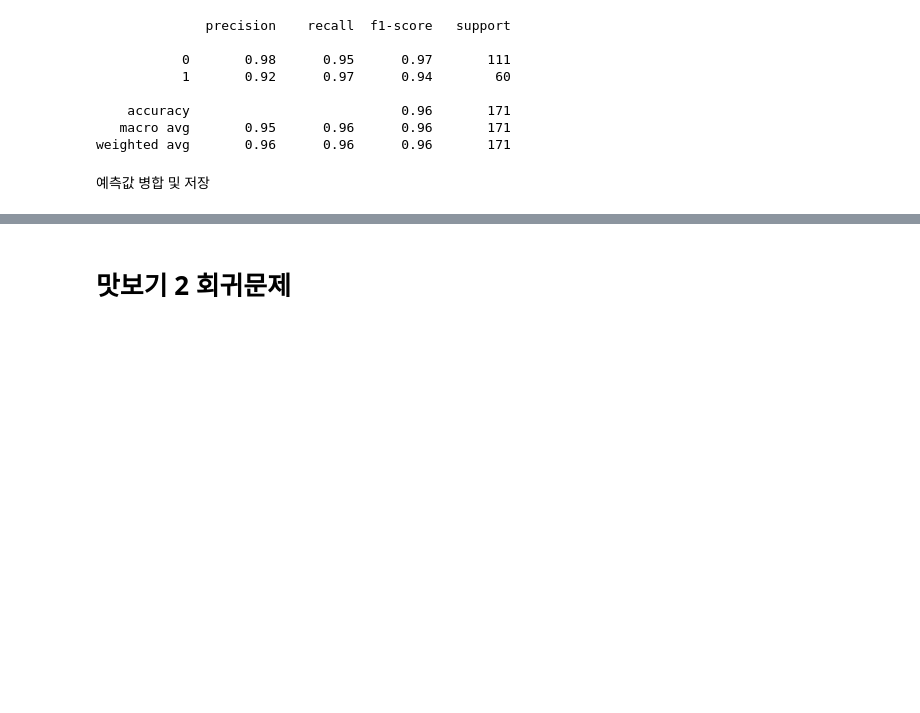
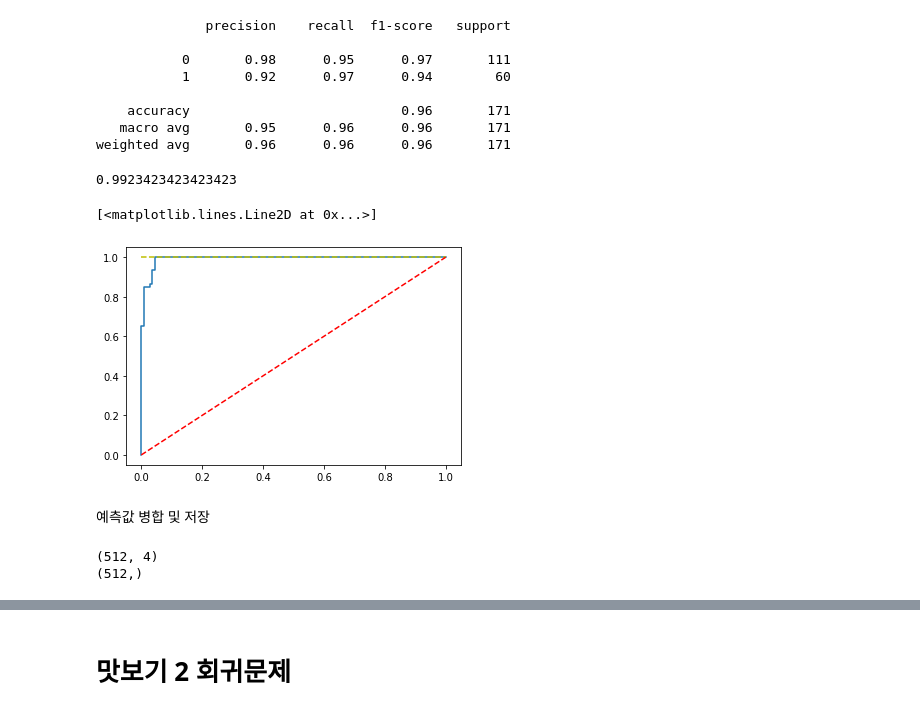
Before and after one commit to holdenkim/codingT, a Jupyter notebook: BBGS_Part3.ipynb, the cells around one changed output, grey strips where cells are left out. Drawn from its saved outputs; the diff is of its cells as text; code cells hidden in the pictures; blank space fills up the shorter version.

```diff
--- a/BBGS_Part3.ipynb
+++ b/BBGS_Part3.ipynb
@@ -159,5 +159,32 @@ print(cr)
     accuracy                           0.96       171
    macro avg       0.95      0.96      0.96       171
 weighted avg       0.96      0.96      0.96       171
+# %%
+from sklearn.metrics import auc, roc_curve
+from sklearn import metrics
+false_positive_rate, true_positive_rate, threshold = roc_curve(
+    y_test, model.decision_function(X_scaled_minmax_test)
+)
+roc_auc = metrics.roc_auc_score(
+    y_test, model.decision_function(X_scaled_minmax_test)
+)
+# %%
+roc_auc
+# %% [output]
+0.9923423423423423
+# %%
+import matplotlib.pyplot as plt
+plt.plot(false_positive_rate, true_positive_rate)
+plt.plot([0,1],[1,1],'y--')
+plt.plot([0,1],[0,1],'r--')
+# %% [output]
+[<matplotlib.lines.Line2D at 0x...>]
+[figure, added]
 # %% [markdown]
 예측값 병합 및 저장
+# %%
+print(y_train.shape)
+print(pred_train.shape)
+# %% [output]
+(512, 4)
+(512,)
```
Also changed, not shown: parts of 10 cells of this notebook.
